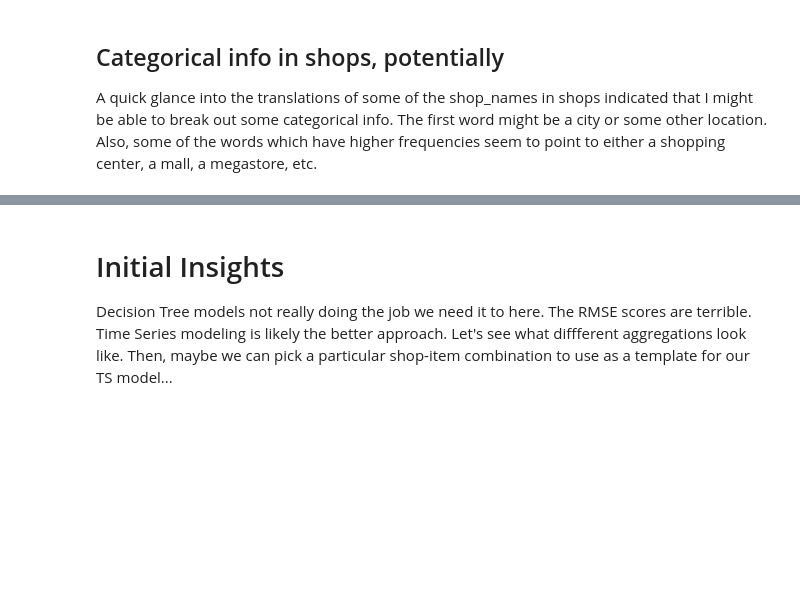
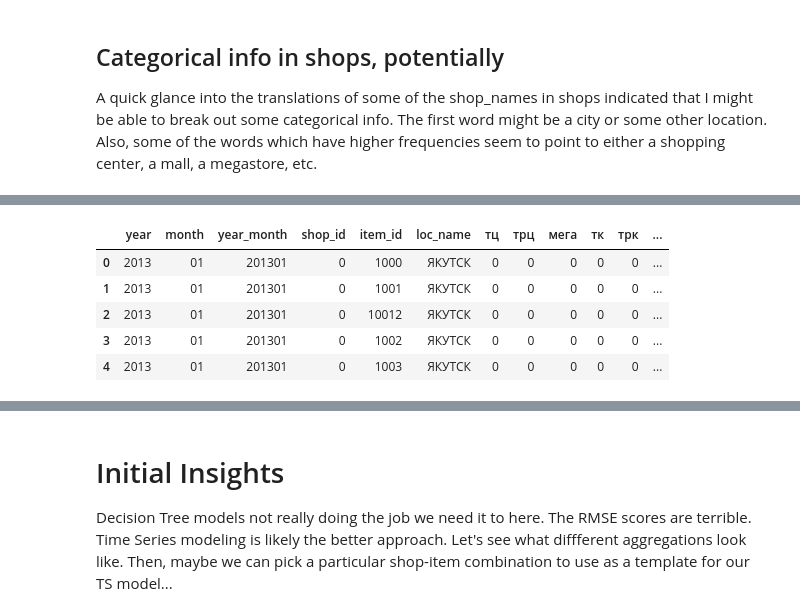
Before and after one commit to magdiel85281/kaggle_sales_forecasting, a Jupyter notebook: baseline_models.ipynb, the cells around one changed output, grey strips where cells are left out. Drawn from its saved outputs; the diff is of its cells as text; code cells hidden in the pictures; blank space fills up the shorter version.

Commit message:
generates baseline models outputs

```diff
--- a/baseline_models.ipynb
+++ b/baseline_models.ipynb
@@ -269,8 +296,0 @@ Break out components of date and merge shop info. Then remove columns that don't
-# %%
-shops['shop_id'] = shops['shop_id'].astype(str)
-
-sales['day'] = sales['date'].apply(lambda x: x.day)
-sales['month'] = sales['date'].apply(lambda x: f'{x.month:02d}')
-sales['year'] = sales['date'].apply(lambda x: x.year)
-sales['year_month'] = sales['year'].astype(str) + sales['month'].astype(str)
-sales['sales_day'] = sales['item_price'] * sales['item_cnt_day']
@@ -277,6 +301,6 @@ sales['sales_day'] = sales['item_price'] * sales['item_cnt_day']
 # %%
-# sales = pd.merge(sales, shops, on='shop_id', how='inner')
+shop_sales = pd.merge(sales, shops, on='shop_id', how='inner')
 # %%
 drop_cols = ['shop_name', 'clean_name']
 for col in drop_cols:
-    sales.drop(col, axis=1, inplace=True)
+    shop_sales.drop(col, axis=1, inplace=True)
@@ -283,8 +316,18 @@ for col in drop_cols:
 # %%
-gb_cols = ['date_block_num', 'shop_id', 'item_id', 'month', 'year', 'loc_name',
+gb_cols = ['year', 'month', 'year_month', 'shop_id',
+           'item_id', 'loc_name',
            'тц', 'трц', 'мега', 'тк', 'трк', 'молл', 'центральный']
 
-model_input = sales.groupby(gb_cols)[['item_cnt_day']].sum().reset_index()
+model_input = shop_sales.groupby(gb_cols)[['item_cnt_mth']].sum().reset_index()
+# %%
+model_input.head()
+# %% [output]
+|  | year | month | year_month | shop_id | item_id | loc_name | тц | трц | мега | тк | трк | ... |
+| 0 | 2013 | 01 | 201301 | 0 | 1000 | ЯКУТСК | 0 | 0 | 0 | 0 | 0 | ... |
+| 1 | 2013 | 01 | 201301 | 0 | 1001 | ЯКУТСК | 0 | 0 | 0 | 0 | 0 | ... |
+| 2 | 2013 | 01 | 201301 | 0 | 10012 | ЯКУТСК | 0 | 0 | 0 | 0 | 0 | ... |
+| 3 | 2013 | 01 | 201301 | 0 | 1002 | ЯКУТСК | 0 | 0 | 0 | 0 | 0 | ... |
+| 4 | 2013 | 01 | 201301 | 0 | 1003 | ЯКУТСК | 0 | 0 | 0 | 0 | 0 | ... |
 # %%
 model_input = pd.get_dummies(data=model_input, prefix='loc', prefix_sep='_',
                              columns=['loc_name'], drop_first=True)
```
Also changed, not shown: parts of 28 cells of this notebook.
